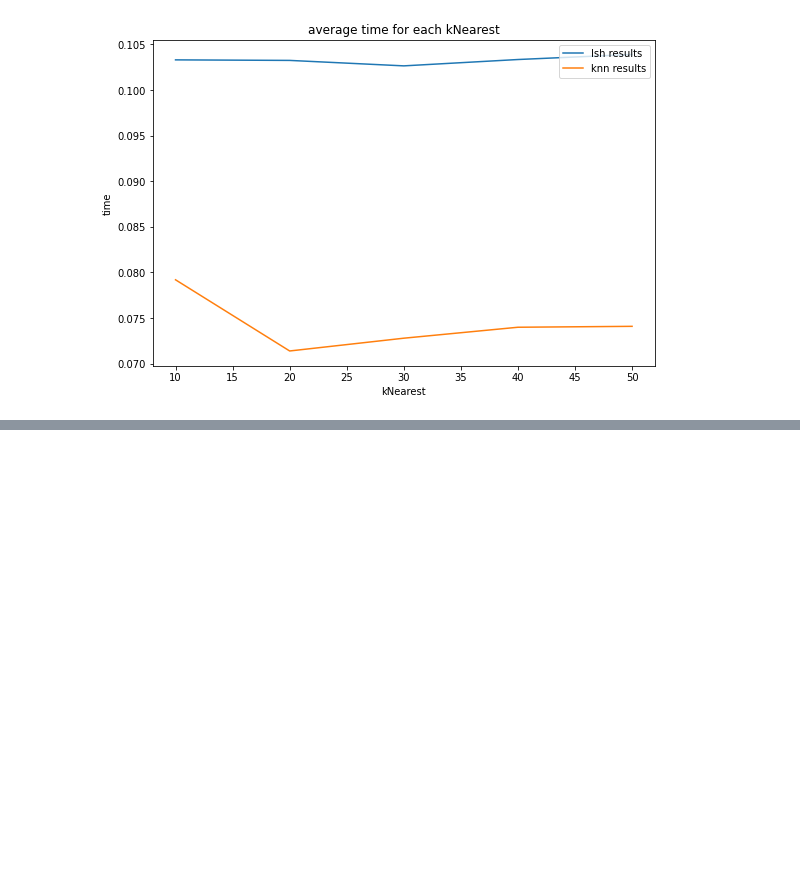
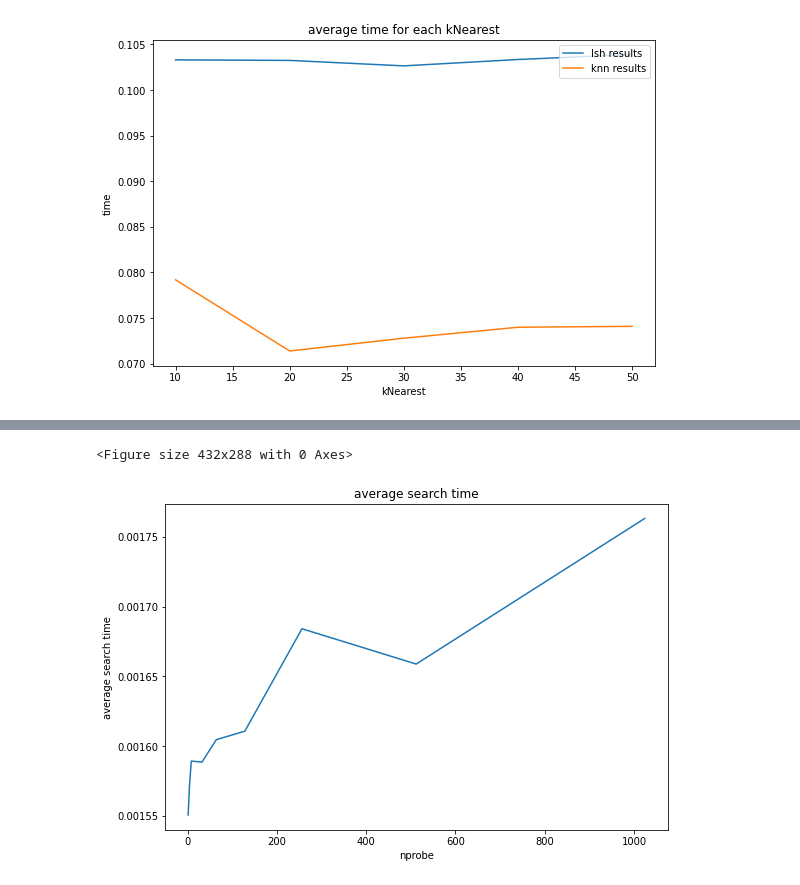
Before and after one commit to kiranbodipati/Similarity_search_review, a Jupyter notebook: results-comparison.ipynb, the cells around one changed output, grey strips where cells are left out. Cells and saved outputs as stored; diff of their text form; code cells hidden in the pictures; blank space fills up the shorter version.

```diff
--- a/results-comparison.ipynb
+++ b/results-comparison.ipynb
@@ -270,0 +301,14 @@ plt.show()
+# %%
+plt.figure(1)
+fig, ax = plt.subplots(figsize=(9, 6))
+search_time_array = []
+for i in list(faiss_l2['nprobe'].unique()):
+    search_time_array.append(faiss_l2[faiss_l2['nprobe']==i]['search_time'].mean())
+ax.plot(list(faiss_l2['nprobe'].unique()),search_time_array)
+plt.title('average search time')
+plt.ylabel('average search time')
+plt.xlabel('nprobe')
+plt.show()
+# %% [output]
+<Figure size 432x288 with 0 Axes>
+[figure, added]
```
Also changed, not shown: parts of 23 cells of this notebook.
